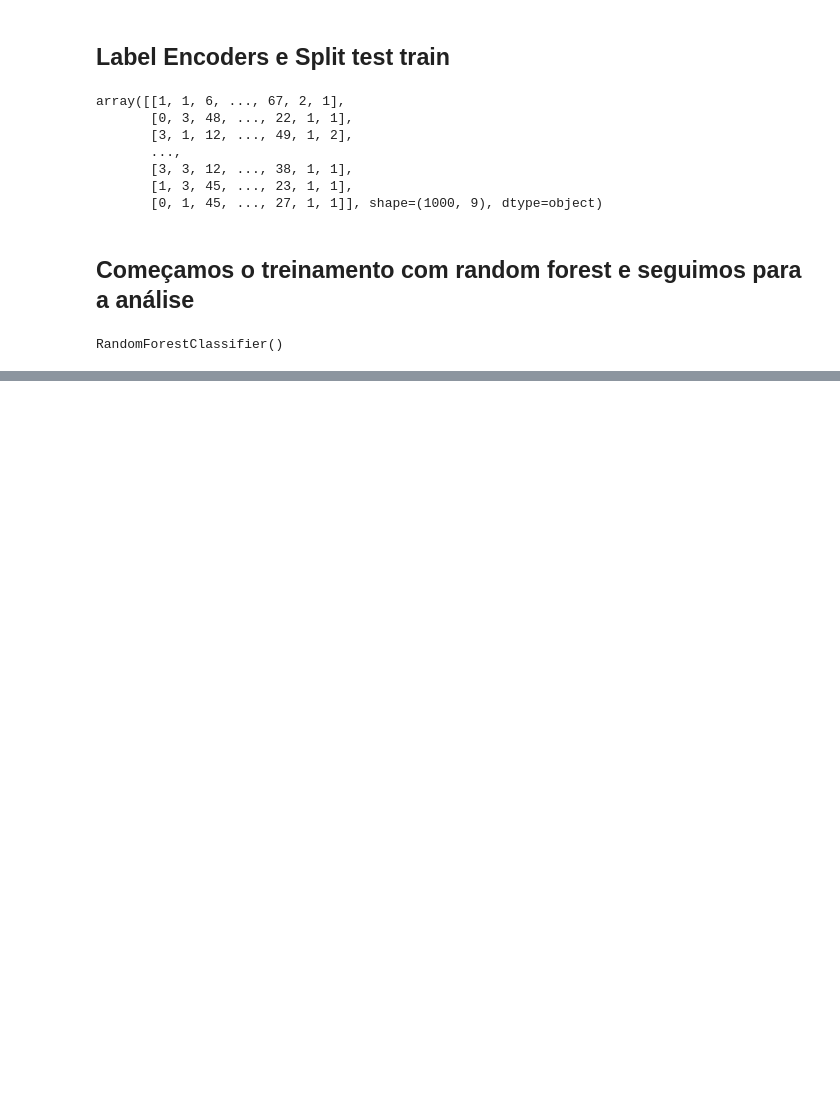
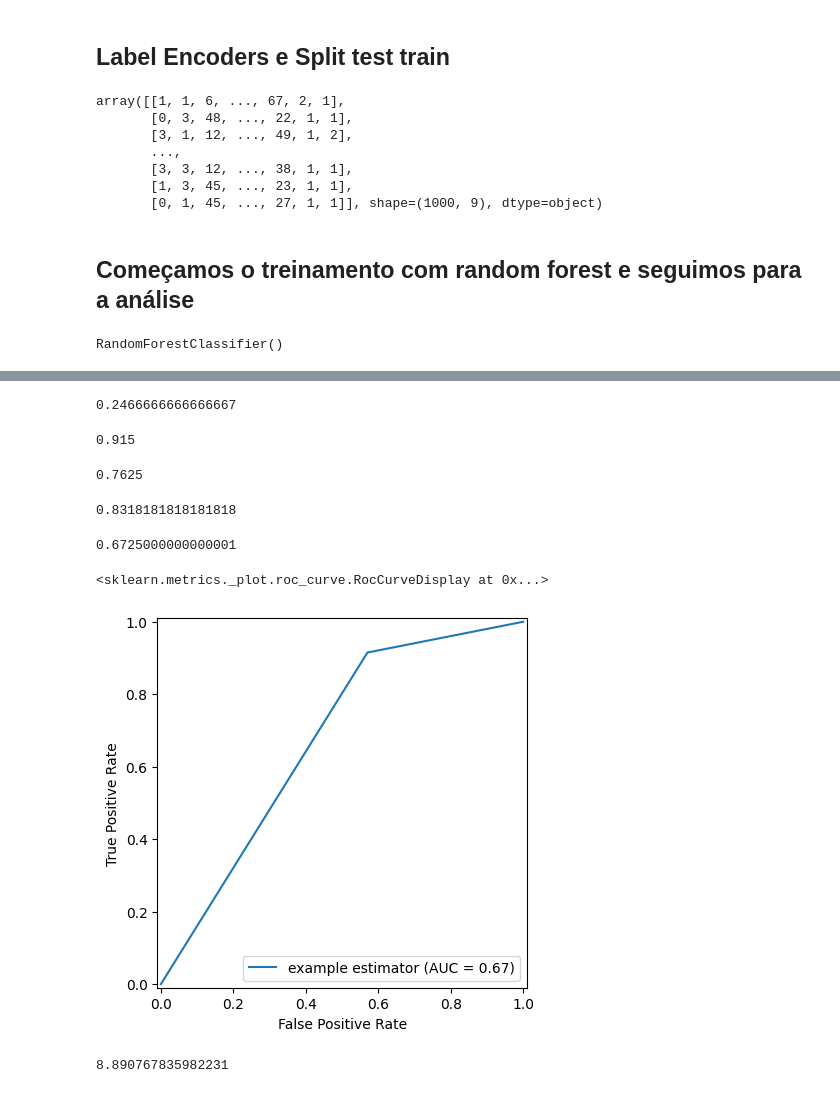
Before and after one commit to igor-kevin/Chap-Metricas-de-avaliacao, a Jupyter notebook: avaliacao_de_modelos.ipynb, the cells around one changed output, grey strips where cells are left out. Drawn from its saved outputs; the diff is of its cells as text; code cells hidden in the pictures; blank space fills up the shorter version.

Commit message:
Números dos modelos avaliados Algum erro no gráfico de roc, preciso rever como fazer

```diff
--- a/avaliacao_de_modelos.ipynb
+++ b/avaliacao_de_modelos.ipynb
@@ -110,0 +111,43 @@ acuracia
+# %%
+erro = 1 - acuracia
+erro
+# %% [output]
+0.2466666666666667
+# %%
+# Quantos positivos verdadeiros temos
+recall = recall_score(y_teste, previsores_rf)
+recall
+# %% [output]
+0.915
+# %%
+# quantos positivos foram marcados como positivos
+precision = precision_score(y_teste, previsores_rf)
+precision
+# %% [output]
+0.7625
+# %%
+#
+f1 = f1_score(y_teste, previsores_rf)
+f1
+# %% [output]
+0.8318181818181818
+# %%
+#
+auc = roc_auc_score(y_teste, previsores_rf)
+print(auc)
+# %% [output]
+0.6725000000000001
+# %%
+#algo errado aqui
+fpr, tpr, thresholds = roc_curve(y_teste, previsores_rf)
+display = RocCurveDisplay(fpr=fpr, tpr=tpr, roc_auc=auc,
+                                  estimator_name='example estimator')
+display.plot()
+# %% [output]
+<sklearn.metrics._plot.roc_curve.RocCurveDisplay at 0x...>
+[figure, added]
+# %%
+log = log_loss(y_teste, previsores_rf)
+log
+# %% [output]
+8.890767835982231
```
Also changed, not shown: parts of 3 cells of this notebook.
